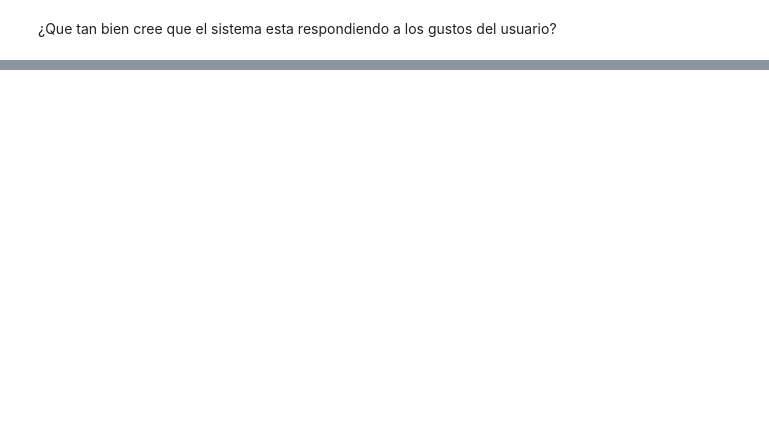
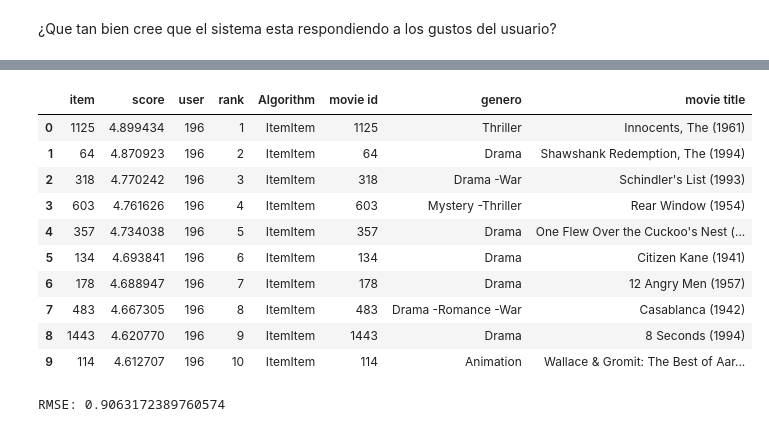
Before and after one commit to CristianMorenoMo/sistemas_recomendacion, a Jupyter notebook: taller_1.ipynb, the cells around one changed output, grey strips where cells are left out. Saved outputs shown, nothing was run; the diff lists cells and outputs as text; code cells hidden in the pictures; blank space fills up the shorter version.

```diff
--- a/taller_1.ipynb
+++ b/taller_1.ipynb
@@ -561,0 +538,57 @@ Name: movie id, dtype: int64
+# %%
+def eval(aname, algo, train, test):
+    fittable = util.clone(algo)
+    fittable = Recommender.adapt(fittable)
+    fittable.fit(train)
+    users = test.user.unique()
+    # now we run the recommender
+    recs = batch.recommend(fittable, users, 100)
+    # add the algorithm name for analyzability
+    recs['Algorithm'] = aname
+    return recs
+
+
+def evaluate_predictions(name, algo, train, test):
+    algo_cloned = util.clone(algo)
+    algo_cloned.fit(train)
+    return test.assign(preds=algo_cloned.predict(test), algo=name)
+
+from lenskit import crossfold as xf
+from lenskit import batch, topn, util
+from lenskit.algorithms import Recommender, als, item_knn as knn
+import lenskit.metrics.predict as pm
+# %%
+ratings_test = ratings.rename(columns={'user_id':'user',
+                           'item_id':'item'})
+reader = Reader( rating_scale = ( 1, 5 ) )
+#Se crea el dataset a partir del dataframe
+surprise_dataset_test = Dataset.load_from_df( ratings_test[ [ 'user', 'item', 'rating' ] ], reader )
+train_set, test_set=  train_test_split(surprise_dataset_test, test_size=.3)
+algo_ii = knn.ItemItem(20,2)
+ratings_test = ratings_test.reset_index(drop=True)
+# %%
+all_recs = []
+test_data = []
+for train, test in xf.partition_users(ratings_test[['user', 'item', 'rating']], 5, xf.SampleFrac(0.2)):
+    test_data.append(test)
+    all_recs.append(eval('ItemItem', algo_ii, train, test))
+# %%
+all_recs_ = pd.concat(all_recs, ignore_index=True)
+all_recs_[all_recs_.user==196].merge(items_melt,left_on='item', right_on='movie id',how='inner').head(10)
+# %% [output]
+|  | item | score | user | rank | Algorithm | movie id | genero | movie title |
+| 0 | 1125 | 4.899434 | 196 | 1 | ItemItem | 1125 | Thriller | Innocents, The (1961) |
+| 1 | 64 | 4.870923 | 196 | 2 | ItemItem | 64 | Drama | Shawshank Redemption, The (1994) |
+| 2 | 318 | 4.770242 | 196 | 3 | ItemItem | 318 | Drama -War | Schindler's List (1993) |
+| 3 | 603 | 4.761626 | 196 | 4 | ItemItem | 603 | Mystery -Thriller | Rear Window (1954) |
+| 4 | 357 | 4.734038 | 196 | 5 | ItemItem | 357 | Drama | One Flew Over the Cuckoo's Nest (... |
+| 5 | 134 | 4.693841 | 196 | 6 | ItemItem | 134 | Drama | Citizen Kane (1941) |
+| 6 | 178 | 4.688947 | 196 | 7 | ItemItem | 178 | Drama | 12 Angry Men (1957) |
+| 7 | 483 | 4.667305 | 196 | 8 | ItemItem | 483 | Drama -Romance -War | Casablanca (1942) |
+| 8 | 1443 | 4.620770 | 196 | 9 | ItemItem | 1443 | Drama | 8 Seconds (1994) |
+| 9 | 114 | 4.612707 | 196 | 10 | ItemItem | 114 | Animation | Wallace & Gromit: The Best of Aar... |
+# %%
+preds_itemitem = pd.concat(evaluate_predictions('itemitem', algo_ii, train, test) for (train, test) in xf.partition_users(ratings_test, 5, xf.SampleFrac(0.2)))
+print(f'RMSE: {pm.rmse(preds_itemitem.preds, preds_itemitem.rating)}')
+# %% [output]
+RMSE: 0.9063172389760574
```
Also changed, not shown: parts of 15 cells of this notebook, 1 other file.
